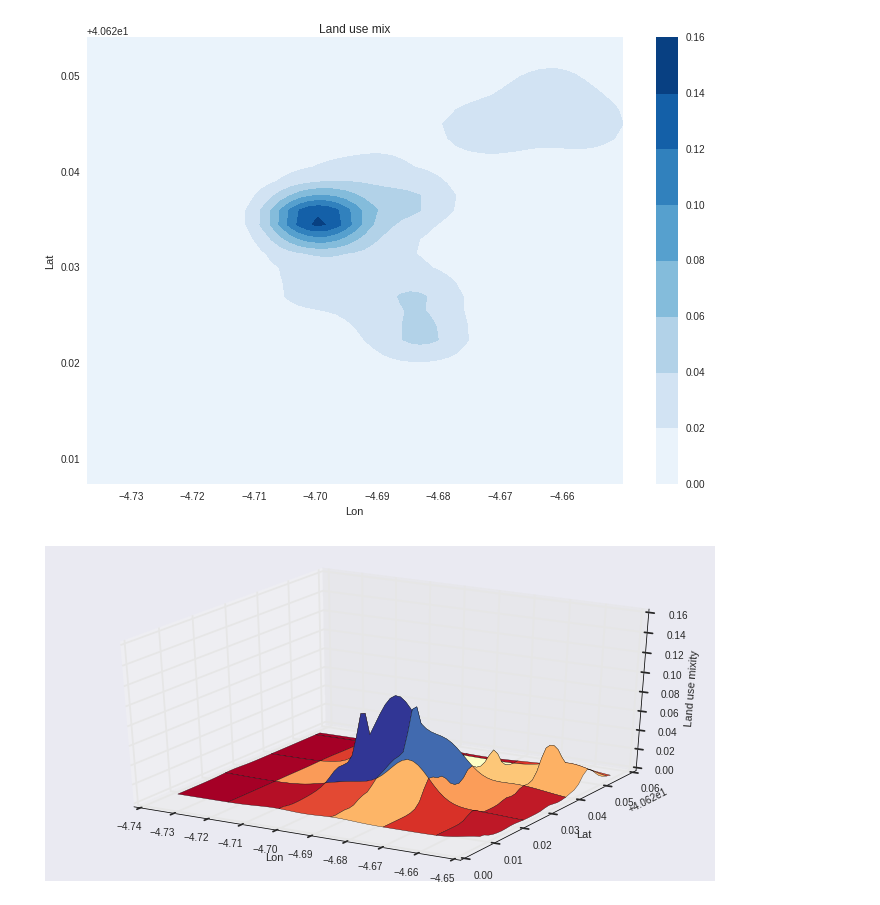
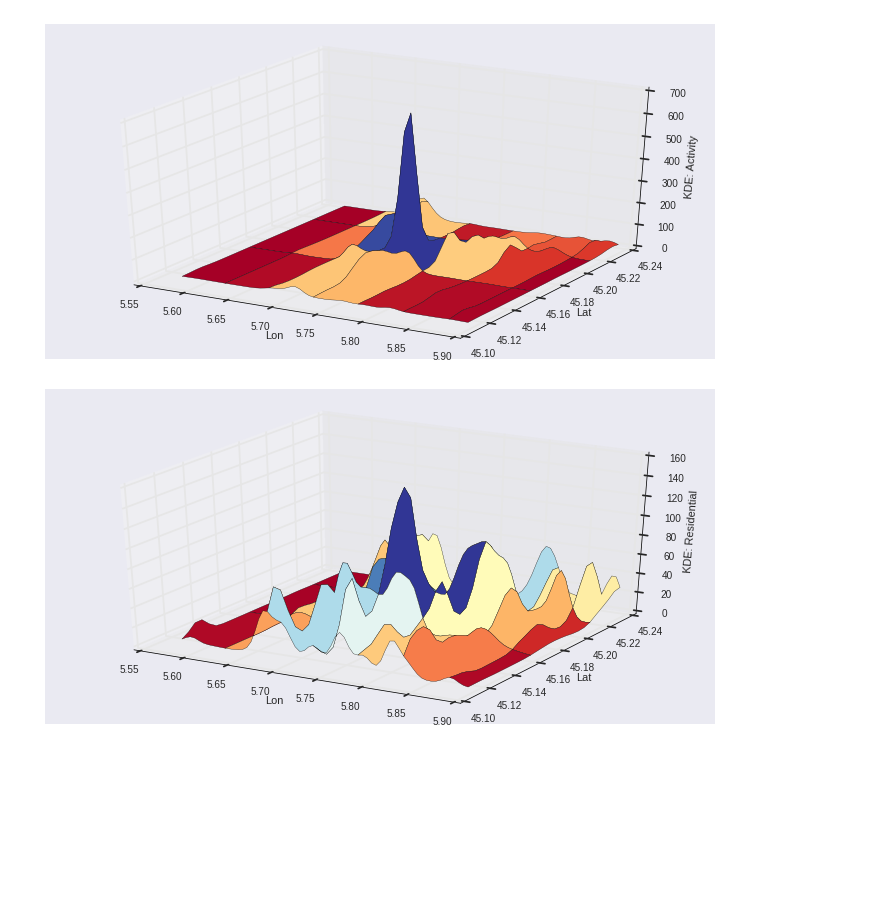
Before and after one commit to martibosch/landusemix, a Jupyter notebook: urban_analysis/notebooks/analysis_example.ipynb, the cells around one changed output. Saved outputs shown, nothing was run; the diff lists cells and outputs as text; code cells hidden in the pictures; blank space fills up the shorter version.

```diff
--- a/urban_analysis/notebooks/analysis_example.ipynb
+++ b/urban_analysis/notebooks/analysis_example.ipynb
@@ -18,5 +15,7 @@ The autoreload extension is already loaded. To reload it, use:
 # %%
 from analysis import Analysis
+city_ref = 'grenoble_france'
+#city_ref = 'avila_spain'
 
-avila = Analysis('avila_spain', pois_shp_path = "cities/avila_spain/full_uses.shp")
+city = Analysis(city_ref, pois_shp_path = "cities/"+city_ref+"/full_uses.shp", grid_step=.005)
 # %% [output]
@@ -74,13 +59,10 @@ plt.show()
 # %%
-xx, yy = avila.grid
-avila._f_lu_mix_grid = None
+xx, yy = city.grid
 
 import plots
 figsize = (12,6)
-plots.plot_contour(xx,yy,avila.f_lu_mix_grid,"Land use mix")
-plots.plot_(xx,yy,avila.f_lu_mix_grid,'Land use mixity', figsize)
-plots.plot_(xx,yy,avila.f_kde_act,'KDE: Activity', figsize)
-plots.plot_(xx,yy,avila.f_kde_res,'KDE: Residential', figsize)
+plots.plot_(xx,yy,city.f_kde_act,'KDE: Activity', figsize)
+plots.plot_(xx,yy,city.f_kde_res,'KDE: Residential', figsize)
 # %% [output]
-[figure, old version]
+[figure, new version]
-[figure, old version]
+[figure, new version]
```
Also changed, not shown: parts of 11 cells of this notebook, 2 other files.
